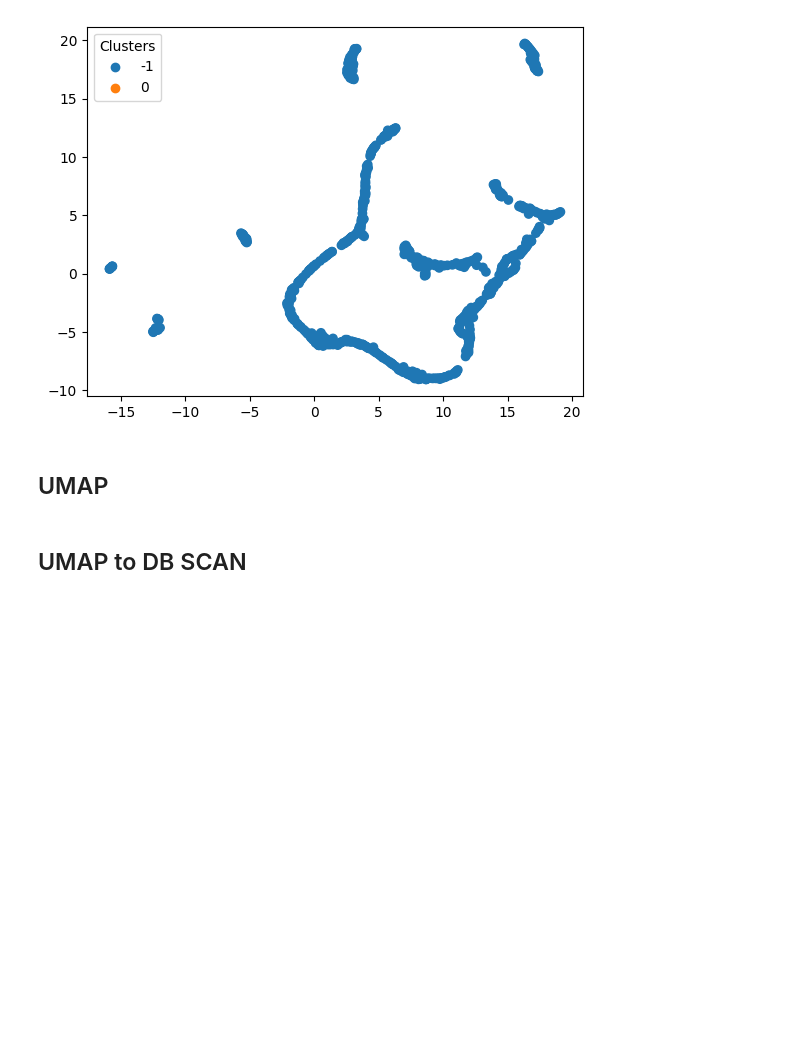
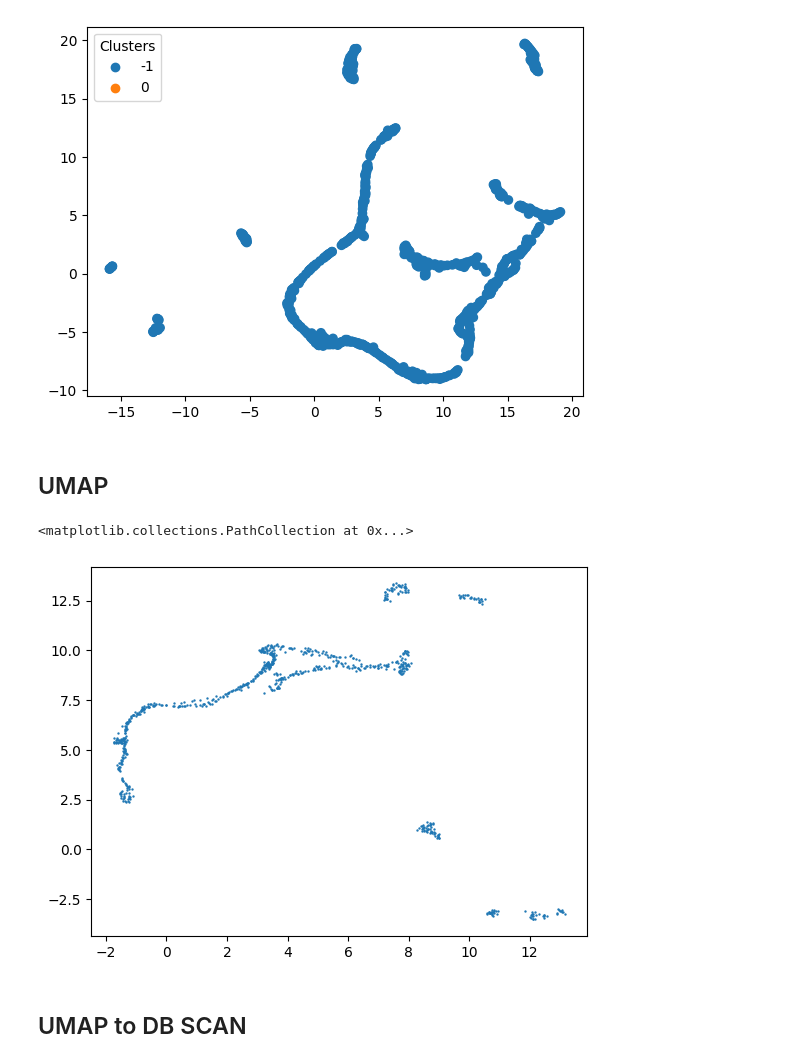
Before and after one commit to antoniooliveira03/Projects, a Jupyter notebook: NTT Project/03_Clustering.ipynb, the cells around one changed output. Drawn from its saved outputs; the diff is of its cells as text; code cells hidden in the pictures; blank space fills up the shorter version.

```diff
--- a/NTT Project/03_Clustering.ipynb
+++ b/NTT Project/03_Clustering.ipynb
@@ -263,11 +263,16 @@ visualize_dimensionality_reduction(umap_embedding, info_numeric['cluster_dbscan'
 # %% [markdown]
 ## UMAP
 # %%
-umap_object = umap.UMAP(n_neighbors=15, min_dist=0.3, random_state=42)
+umap_object = umap.UMAP(n_neighbors=50, min_dist=0.3, n_components=4, random_state=42)
 # %%
 X_sample = info_numeric.sort_index()
 # %%
 umap_embedding = umap_object.fit_transform(X_sample)
+# %%
+plt.scatter(umap_embedding[:, 0], umap_embedding[:, 1],s=0.5)
+# %% [output]
+<matplotlib.collections.PathCollection at 0x...>
+[figure, added]
 # %% [markdown]
 ## UMAP to DB SCAN
 # %%
```
Also changed, not shown: parts of 6 cells of this notebook, 1 other file.
